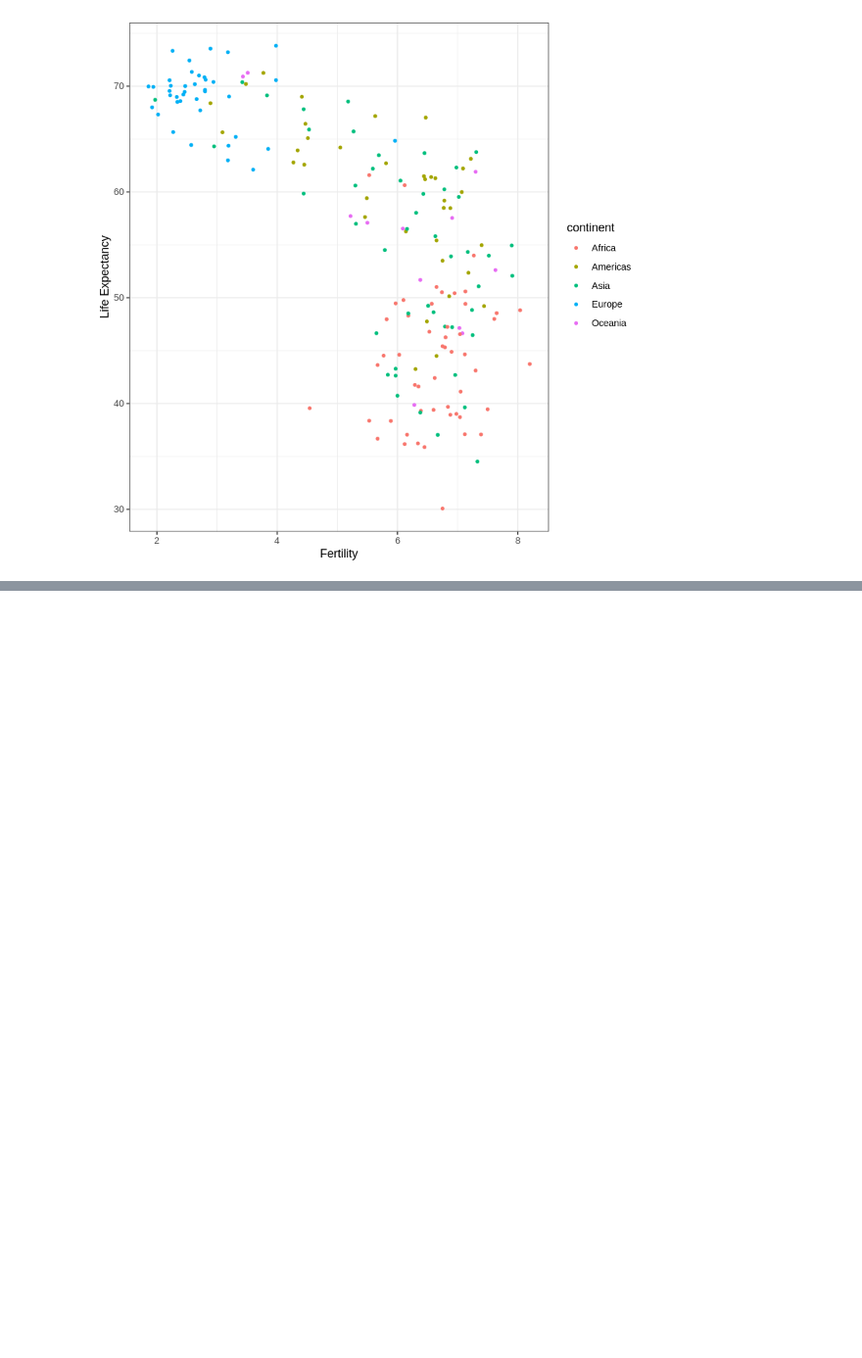
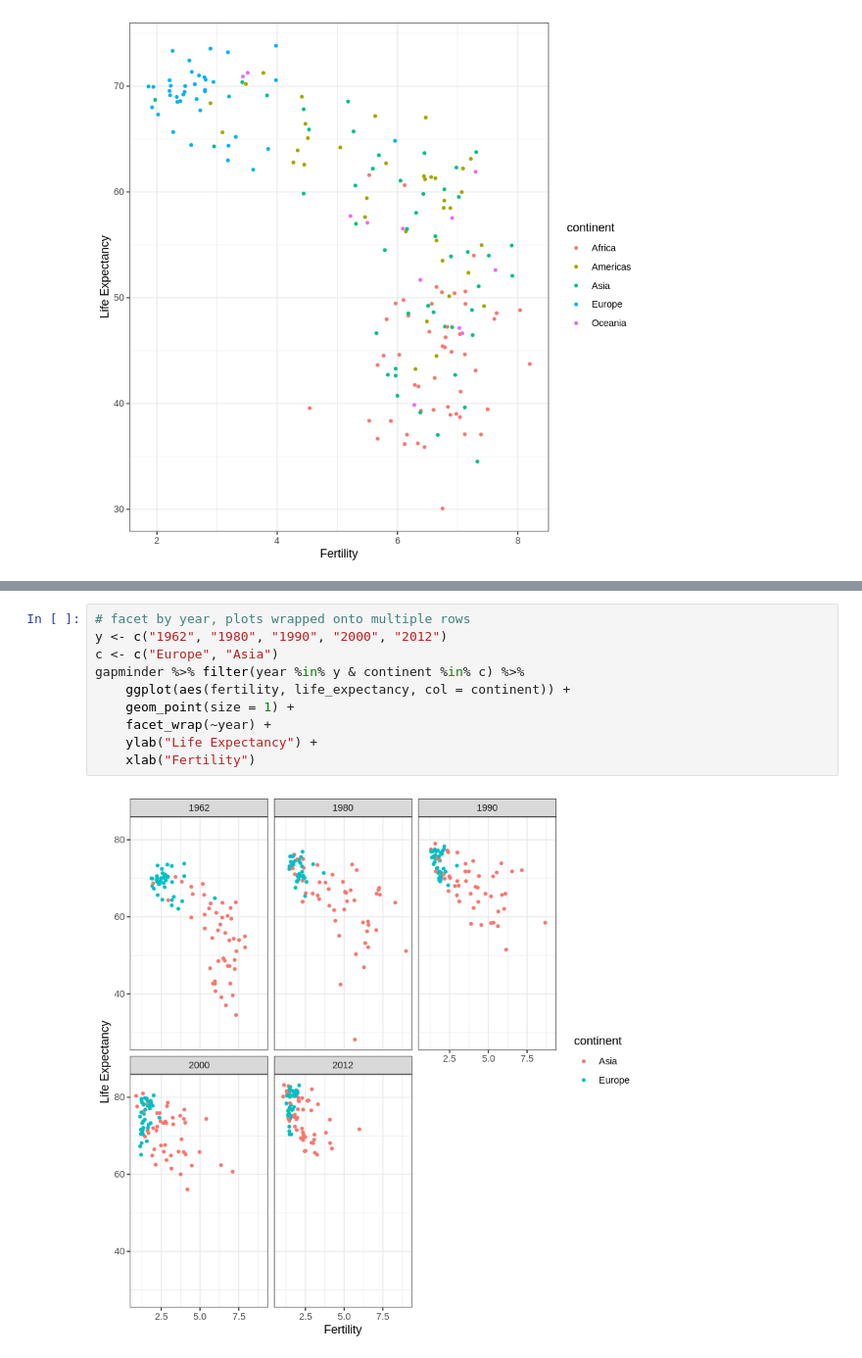
Before and after one commit to ashudva/Case_Studies, a Jupyter notebook: Gapminder/Gapminder.ipynb, the cells around one changed output, grey strips where cells are left out. Shown at 98% size. Cells and saved outputs as stored; diff of their text form; blank space fills up the shorter version.

```diff
--- a/Gapminder/Gapminder.ipynb
+++ b/Gapminder/Gapminder.ipynb
@@ -57,0 +90,12 @@ gapminder %>%
+# %%
+# facet by year, plots wrapped onto multiple rows
+y <- c("1962", "1980", "1990", "2000", "2012")
+c <- c("Europe", "Asia")
+gapminder %>% filter(year %in% y & continent %in% c) %>%
+    ggplot(aes(fertility, life_expectancy, col = continent)) +
+    geom_point(size = 1) +
+    facet_wrap(~year) +
+    ylab("Life Expectancy") +
+    xlab("Fertility")
+# %% [output]
+[figure, added]
```
Also changed, not shown: parts of 7 cells of this notebook.
